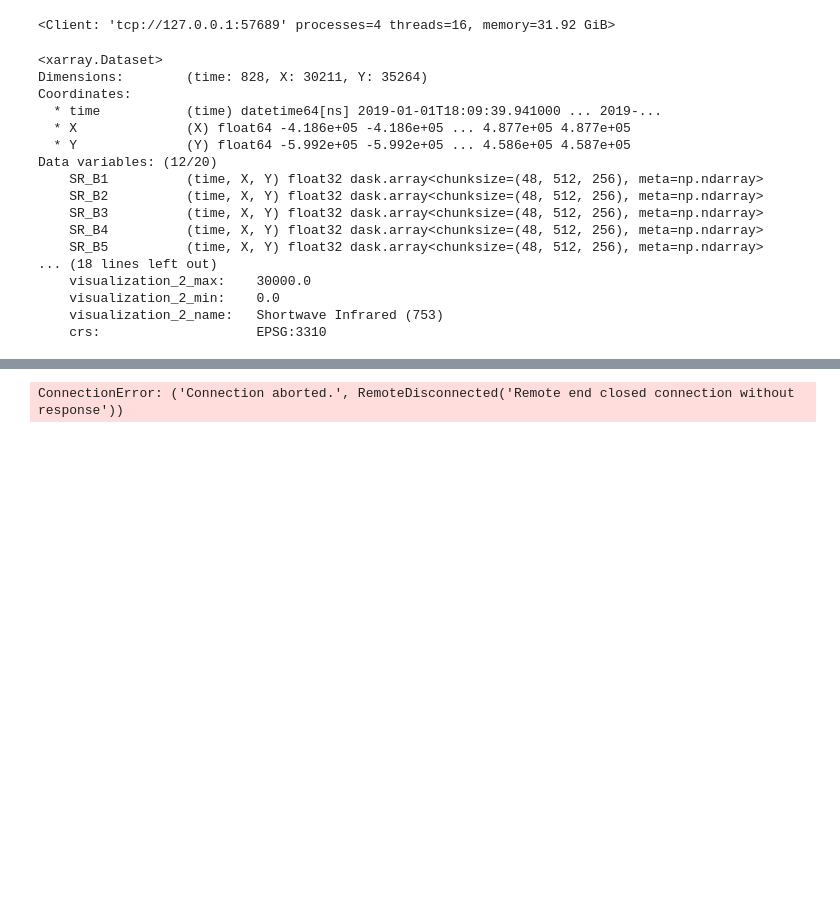
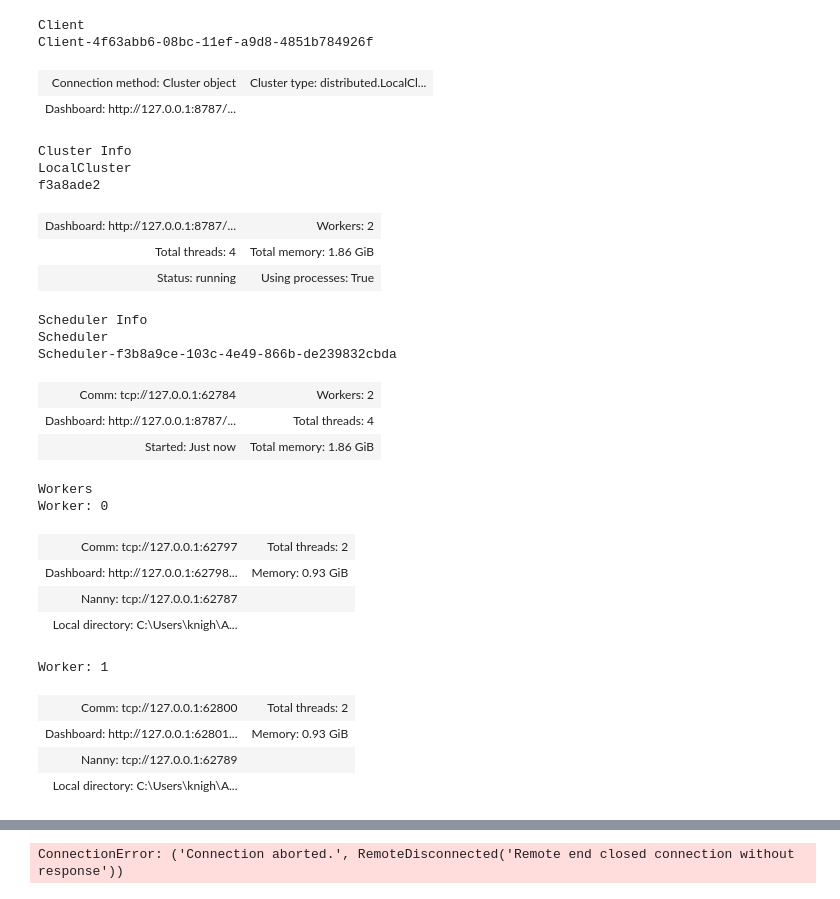
Before and after one commit to gearslaboratory/robustraster, a Jupyter notebook: experiment_code/ee.ipynb, the cells around one changed output, grey strips where cells are left out. Drawn from its saved outputs; the diff is of its cells as text; code cells hidden in the pictures; blank space fills up the shorter version.

Commit message:
fix dask cluster with xee

```diff
--- a/experiment_code/ee.ipynb
+++ b/experiment_code/ee.ipynb
@@ -31,7 +31,33 @@ def prep_sr_l8(image):
         .updateMask(qa_mask).updateMask(saturation_mask)
 # %%
 from dask.distributed import Client
-client = Client()
+client = Client(n_workers=2, threads_per_worker=2, memory_limit='1GB')
 client
 # %% [output]
-<Client: 'tcp://127.0.0.1:57689' processes=4 threads=16, memory=31.92 GiB>
+Client
+Client-4f63abb6-08bc-11ef-a9d8-4851b784926f
+| Connection method: Cluster object | Cluster type: distributed.LocalCl... |
+| Dashboard: http://127.0.0.1:8787/... |  |
+Cluster Info
+LocalCluster
+f3a8ade2
+| Dashboard: http://127.0.0.1:8787/... | Workers: 2 |
+| Total threads: 4 | Total memory: 1.86 GiB |
+| Status: running | Using processes: True |
+Scheduler Info
+Scheduler
+Scheduler-f3b8a9ce-103c-4e49-866b-de239832cbda
+| Comm: tcp://127.0.0.1:62784 | Workers: 2 |
+| Dashboard: http://127.0.0.1:8787/... | Total threads: 4 |
+| Started: Just now | Total memory: 1.86 GiB |
+Workers
+Worker: 0
+| Comm: tcp://127.0.0.1:62797 | Total threads: 2 |
+| Dashboard: http://127.0.0.1:62798... | Memory: 0.93 GiB |
+| Nanny: tcp://127.0.0.1:62787 |  |
+| Local directory: C:\Users\knigh\A... |  |
+Worker: 1
+| Comm: tcp://127.0.0.1:62800 | Total threads: 2 |
+| Dashboard: http://127.0.0.1:62801... | Memory: 0.93 GiB |
+| Nanny: tcp://127.0.0.1:62789 |  |
+| Local directory: C:\Users\knigh\A... |  |
@@ -45,23 +69,3 @@ ic = (ee.ImageCollection('LANDSAT/LC08/C02/T1_L2').map(prep_sr_l8).filterBounds(
       .filterDate('2019-01-01', '2019-12-31'))
 
 ic_xr = xarray.open_dataset(ic, engine = "ee", crs='EPSG:3310', scale = 30, chunks="auto")
-# %%
-ic_xr
-# %% [output]
-<xarray.Dataset>
-Dimensions:        (time: 828, X: 30211, Y: 35264)
-Coordinates:
-  * time           (time) datetime64[ns] 2019-01-01T18:09:39.941000 ... 2019-...
-  * X              (X) float64 -4.186e+05 -4.186e+05 ... 4.877e+05 4.877e+05
-  * Y              (Y) float64 -5.992e+05 -5.992e+05 ... 4.586e+05 4.587e+05
-Data variables: (12/20)
-    SR_B1          (time, X, Y) float32 dask.array<chunksize=(48, 512, 256), meta=np.ndarray>
-    SR_B2          (time, X, Y) float32 dask.array<chunksize=(48, 512, 256), meta=np.ndarray>
-    SR_B3          (time, X, Y) float32 dask.array<chunksize=(48, 512, 256), meta=np.ndarray>
-    SR_B4          (time, X, Y) float32 dask.array<chunksize=(48, 512, 256), meta=np.ndarray>
-    SR_B5          (time, X, Y) float32 dask.array<chunksize=(48, 512, 256), meta=np.ndarray>
-... (18 lines left out)
-    visualization_2_max:    30000.0
-    visualization_2_min:    0.0
-    visualization_2_name:   Shortwave Infrared (753)
-    crs:                    EPSG:3310
```
Also changed, not shown: parts of 13 cells of this notebook.
